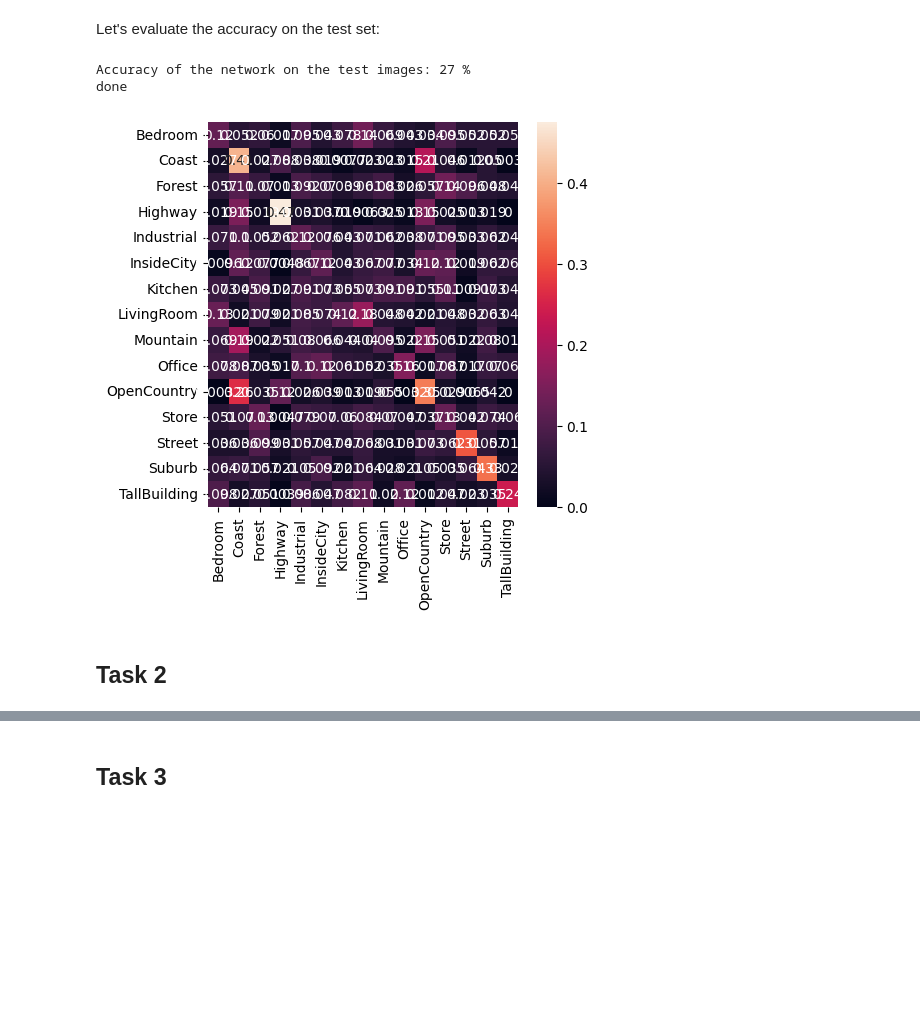
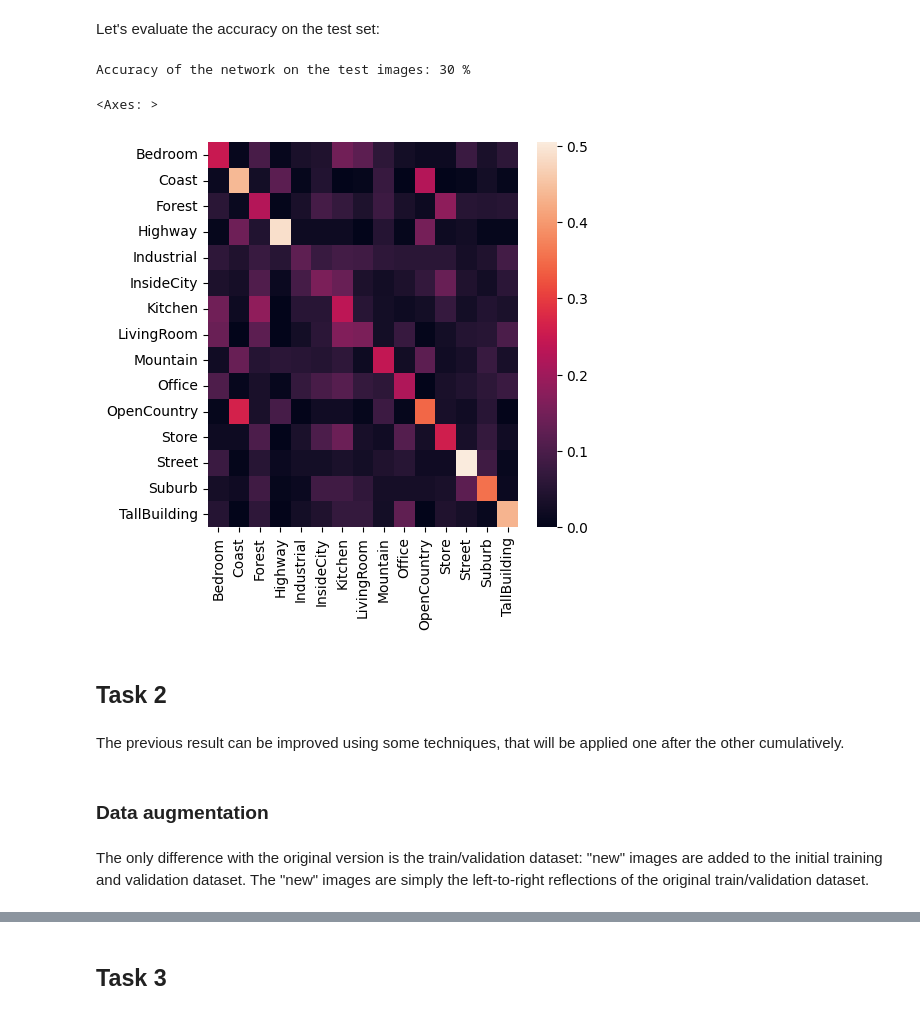
Before and after one commit to gmarsich/CNN-classifier, a Jupyter notebook: CVPR.ipynb, the cells around one changed output, grey strips where cells are left out. Saved outputs shown, nothing was run; the diff lists cells and outputs as text; code cells hidden in the pictures; blank space fills up the shorter version.

```diff
--- a/CVPR.ipynb
+++ b/CVPR.ipynb
@@ -283,37 +293,43 @@ Let's evaluate the accuracy on the test set:
 
 correct_test = 0
 total_test = 0
 
 y_pred = []
 y_true = []
 
 with torch.no_grad():
 
     for data in test_loader:
         images, labels = data
         outputs = model(images)
         _, predicted = torch.max(outputs.data, 1)
         total_test += labels.size(0)
         correct_test += (predicted == labels).sum().item()
 
         y_pred.extend(predicted)
         y_true.extend(labels)
 
 
-accuracy_test = 100 * correct / total
+accuracy_test = 100 * correct_test / total_test
 print('Accuracy of the network on the test images: %d %%' % (accuracy_test))
 
 # Build confusion matrix
 classes = dataset_test.classes
 cf_matrix = confusion_matrix(y_true, y_pred)
 df_cm = pd.DataFrame(cf_matrix / np.sum(cf_matrix, axis=1)[:, None], index = [i for i in classes],
                      columns = [i for i in classes])
 plt.figure(figsize = (5,5))
-sn.heatmap(df_cm, annot=True)
+sn.heatmap(df_cm, annot=False)
 #plt.savefig('output.png')
 # %% [output]
-Accuracy of the network on the test images: 27 %
-done
+Accuracy of the network on the test images: 30 %
+<Axes: >
-[figure, old version]
+[figure, new version]
 # %% [markdown]
 ## Task 2 <a class="anchor" id="2-bullet"></a>
+# %% [markdown]
+The previous result can be improved using some techniques, that will be applied one after the other cumulatively.
+# %% [markdown]
+### Data augmentation <a class="anchor" id="data-aug"></a>
+# %% [markdown]
+The only difference with the original version is the train/validation dataset: "new" images are added to the initial training and validation dataset. The "new" images are simply the left-to-right reflections of the original train/validation dataset.
```
Also changed, not shown: parts of 10 cells of this notebook, 23 other files.
